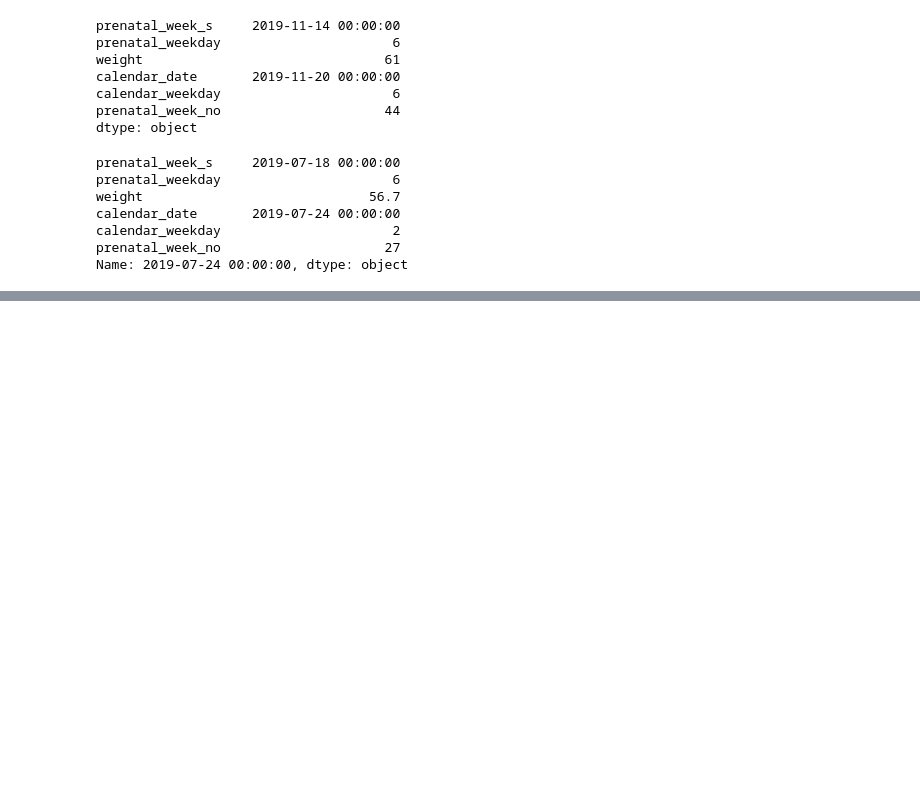
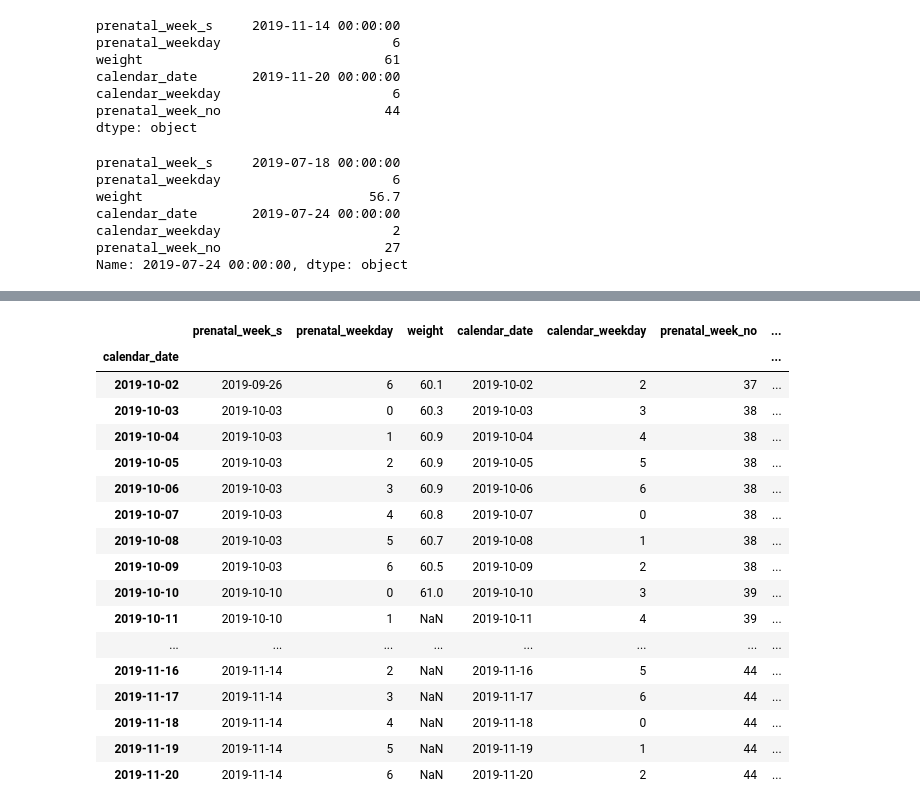
Before and after one commit to AngryJoy/JJBaby, a Jupyter notebook: tracking/weight_growth.ipynb, the cells around one changed output, grey strips where cells are left out. Drawn from its saved outputs; the diff is of its cells as text; code cells hidden in the pictures; blank space fills up the shorter version.

```diff
--- a/tracking/weight_growth.ipynb
+++ b/tracking/weight_growth.ipynb
@@ -176,0 +183,21 @@ plt.show()
+# %%
+new_data_l.iloc[-50:]
+# %% [output]
+|  | prenatal_week_s | prenatal_weekday | weight | calendar_date | calendar_weekday | prenatal_week_no | ... |
+| calendar_date |  |  |  |  |  |  | ... |
+| 2019-10-02 | 2019-09-26 | 6 | 60.1 | 2019-10-02 | 2 | 37 | ... |
+| 2019-10-03 | 2019-10-03 | 0 | 60.3 | 2019-10-03 | 3 | 38 | ... |
+| 2019-10-04 | 2019-10-03 | 1 | 60.9 | 2019-10-04 | 4 | 38 | ... |
+| 2019-10-05 | 2019-10-03 | 2 | 60.9 | 2019-10-05 | 5 | 38 | ... |
+| 2019-10-06 | 2019-10-03 | 3 | 60.9 | 2019-10-06 | 6 | 38 | ... |
+| 2019-10-07 | 2019-10-03 | 4 | 60.8 | 2019-10-07 | 0 | 38 | ... |
+| 2019-10-08 | 2019-10-03 | 5 | 60.7 | 2019-10-08 | 1 | 38 | ... |
+| 2019-10-09 | 2019-10-03 | 6 | 60.5 | 2019-10-09 | 2 | 38 | ... |
+| 2019-10-10 | 2019-10-10 | 0 | 61.0 | 2019-10-10 | 3 | 39 | ... |
+| 2019-10-11 | 2019-10-10 | 1 | NaN | 2019-10-11 | 4 | 39 | ... |
+| ... | ... | ... | ... | ... | ... | ... | ... |
+| 2019-11-16 | 2019-11-14 | 2 | NaN | 2019-11-16 | 5 | 44 | ... |
+| 2019-11-17 | 2019-11-14 | 3 | NaN | 2019-11-17 | 6 | 44 | ... |
+| 2019-11-18 | 2019-11-14 | 4 | NaN | 2019-11-18 | 0 | 44 | ... |
+| 2019-11-19 | 2019-11-14 | 5 | NaN | 2019-11-19 | 1 | 44 | ... |
+| 2019-11-20 | 2019-11-14 | 6 | NaN | 2019-11-20 | 2 | 44 | ... |
```
Also changed, not shown: parts of 3 cells of this notebook, 1 other file.
